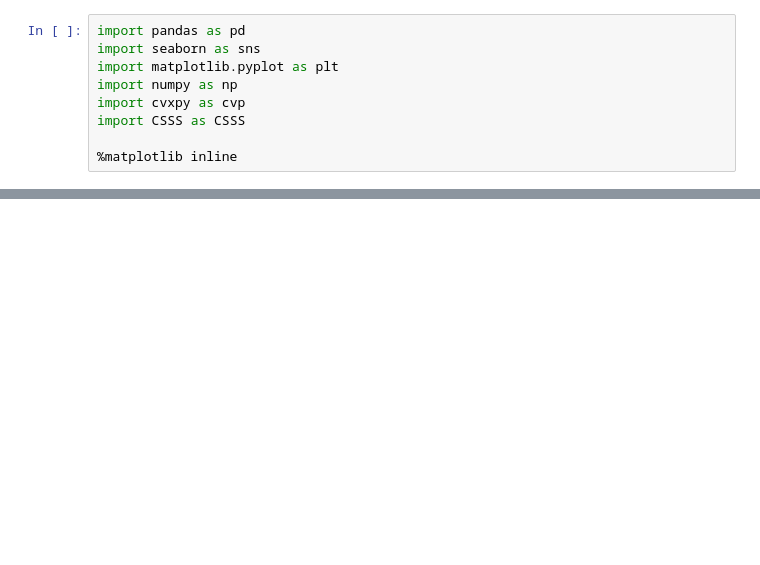
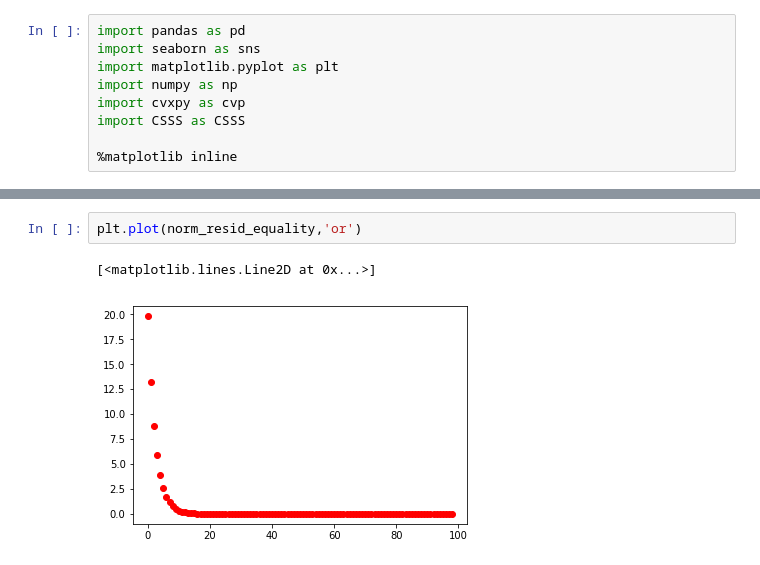
Before and after one commit to eckara/CSSS, a Jupyter notebook: CSSE_examples.ipynb, the cells around one changed output, grey strips where cells are left out. Saved outputs shown, nothing was run; the diff lists cells and outputs as text; blank space fills up the shorter version.

```diff
--- a/CSSE_examples.ipynb
+++ b/CSSE_examples.ipynb
@@ -67,0 +96,5 @@ True
+# %%
+plt.plot(norm_resid_equality,'or')
+# %% [output]
+[<matplotlib.lines.Line2D at 0x...>]
+[figure, added]
```
Also changed, not shown: parts of 9 cells of this notebook, 1 other file.
